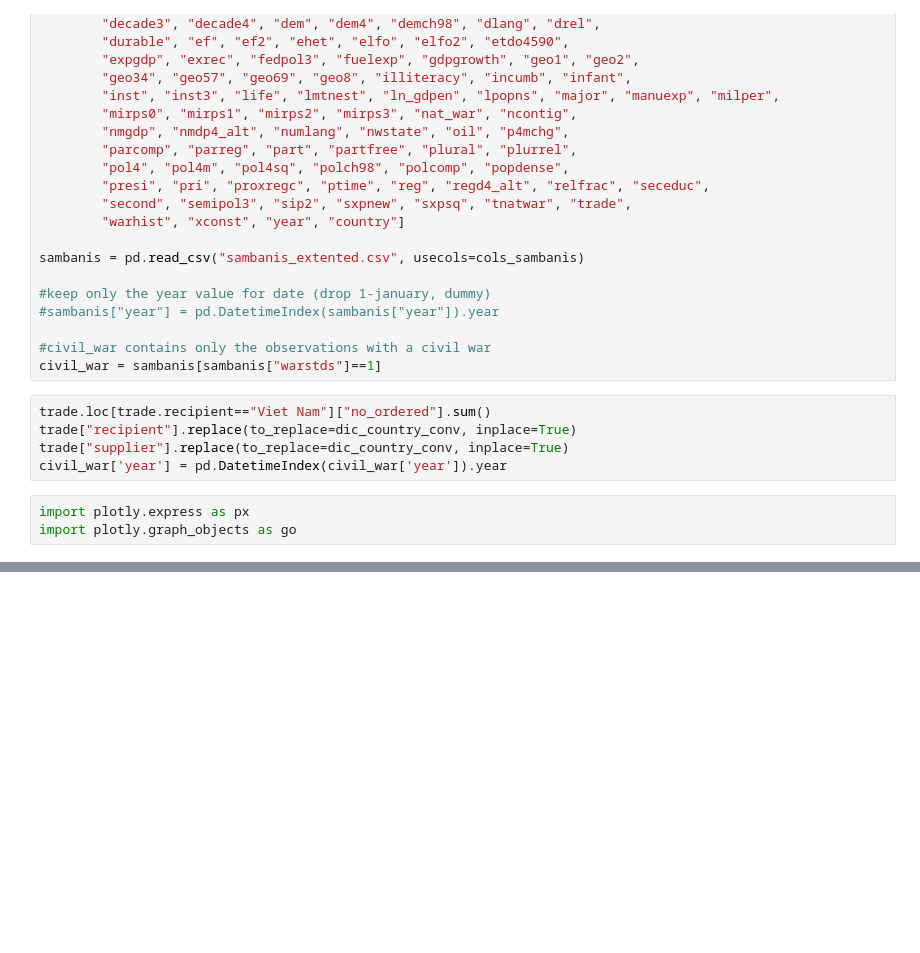
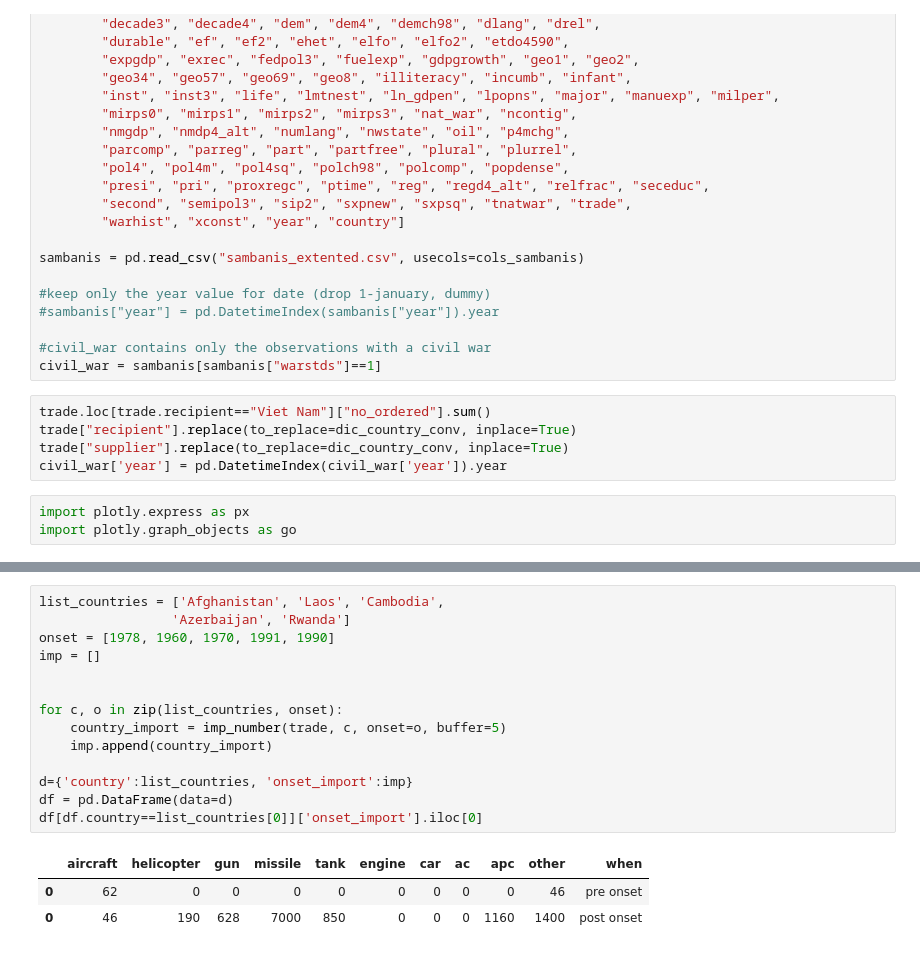
Before and after one commit to epfl-ada/ada-2020-project-milestone-p3-p3_cadastrophe, a Jupyter notebook: weapon_type_plot.ipynb, the cells around one changed output, grey strips where cells are left out. Saved outputs shown, nothing was run; the diff lists cells and outputs as text; blank space fills up the shorter version.

```diff
--- a/weapon_type_plot.ipynb
+++ b/weapon_type_plot.ipynb
@@ -159,3 +172,21 @@ fig.update_yaxes(type="log")
 fig.show()
 # %% [output]
 [interactive output not drawn]
+# %%
+list_countries = ['Afghanistan', 'Laos', 'Cambodia',
+                 'Azerbaijan', 'Rwanda']
+onset = [1978, 1960, 1970, 1991, 1990]
+imp = []
+
+
+for c, o in zip(list_countries, onset):
+    country_import = imp_number(trade, c, onset=o, buffer=5)
+    imp.append(country_import)
+
+d={'country':list_countries, 'onset_import':imp}
+df = pd.DataFrame(data=d)
+df[df.country==list_countries[0]]['onset_import'].iloc[0]
+# %% [output]
+|  | aircraft | helicopter | gun | missile | tank | engine | car | ac | apc | other | when |
+| 0 | 62 | 0 | 0 | 0 | 0 | 0 | 0 | 0 | 0 | 46 | pre onset |
+| 0 | 46 | 190 | 628 | 7000 | 850 | 0 | 0 | 0 | 1160 | 1400 | post onset |
```
Also changed, not shown: parts of 6 cells of this notebook.
